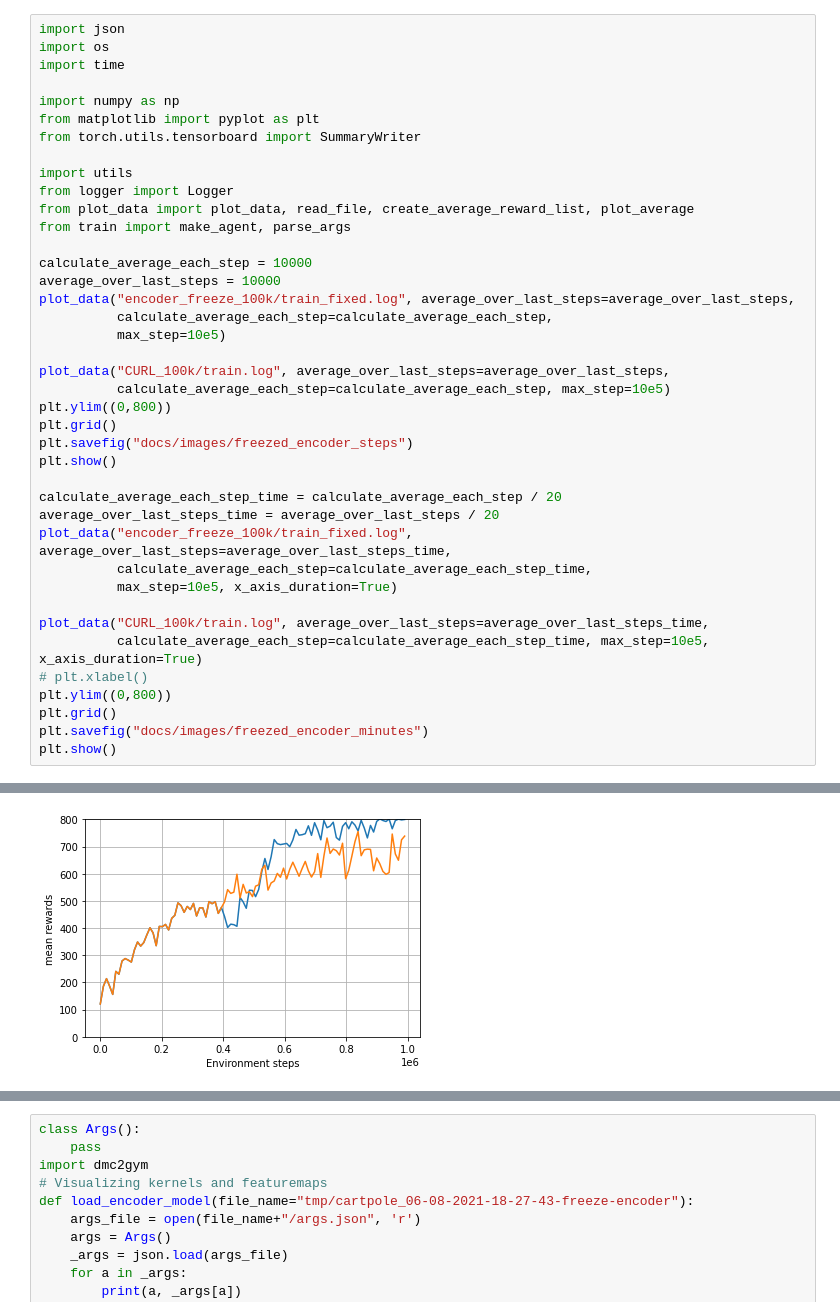
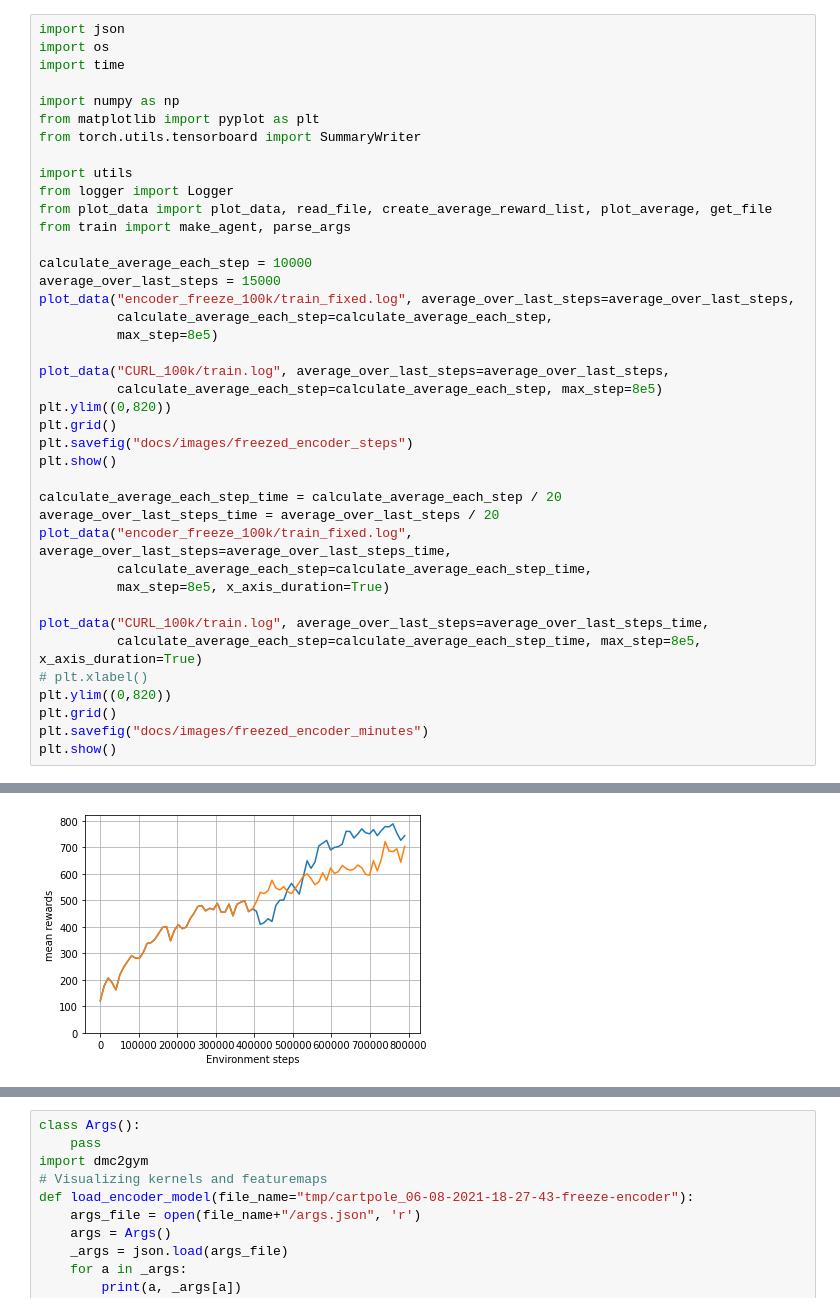
Before and after one commit to gijskoning/ReproducingCURL, a Jupyter notebook: plot.ipynb, the cells around one changed output, grey strips where cells are left out. Saved outputs shown, nothing was run; the diff lists cells and outputs as text.

```diff
--- a/plot.ipynb
+++ b/plot.ipynb
@@ -9,18 +9,18 @@ from torch.utils.tensorboard import SummaryWriter
 
 import utils
 from logger import Logger
-from plot_data import plot_data, read_file, create_average_reward_list, plot_average
+from plot_data import plot_data, read_file, create_average_reward_list, plot_average, get_file
 from train import make_agent, parse_args
 
 calculate_average_each_step = 10000
-average_over_last_steps = 10000
+average_over_last_steps = 15000
 plot_data("encoder_freeze_100k/train_fixed.log", average_over_last_steps=average_over_last_steps,
           calculate_average_each_step=calculate_average_each_step,
-          max_step=10e5)
+          max_step=8e5)
 
 plot_data("CURL_100k/train.log", average_over_last_steps=average_over_last_steps,
-          calculate_average_each_step=calculate_average_each_step, max_step=10e5)
-plt.ylim((0,800))
+          calculate_average_each_step=calculate_average_each_step, max_step=8e5)
+plt.ylim((0,820))
 plt.grid()
 plt.savefig("docs/images/freezed_encoder_steps")
 plt.show()
@@ -29,12 +29,12 @@ calculate_average_each_step_time = calculate_average_each_step / 20
 average_over_last_steps_time = average_over_last_steps / 20
 plot_data("encoder_freeze_100k/train_fixed.log", average_over_last_steps=average_over_last_steps_time,
           calculate_average_each_step=calculate_average_each_step_time,
-          max_step=10e5, x_axis_duration=True)
+          max_step=8e5, x_axis_duration=True)
 
 plot_data("CURL_100k/train.log", average_over_last_steps=average_over_last_steps_time,
-          calculate_average_each_step=calculate_average_each_step_time, max_step=10e5, x_axis_duration=True)
+          calculate_average_each_step=calculate_average_each_step_time, max_step=8e5, x_axis_duration=True)
 # plt.xlabel()
-plt.ylim((0,800))
+plt.ylim((0,820))
 plt.grid()
 plt.savefig("docs/images/freezed_encoder_minutes")
 plt.show()
@@ -48,2 +48,2 @@ Final reward:  738.4298824440219
-[figure, old version]
+[figure, new version]
 logs/encoder_freeze_100k/train_fixed.log
```
Also changed, not shown: parts of 3 cells of this notebook, 7 other files.
